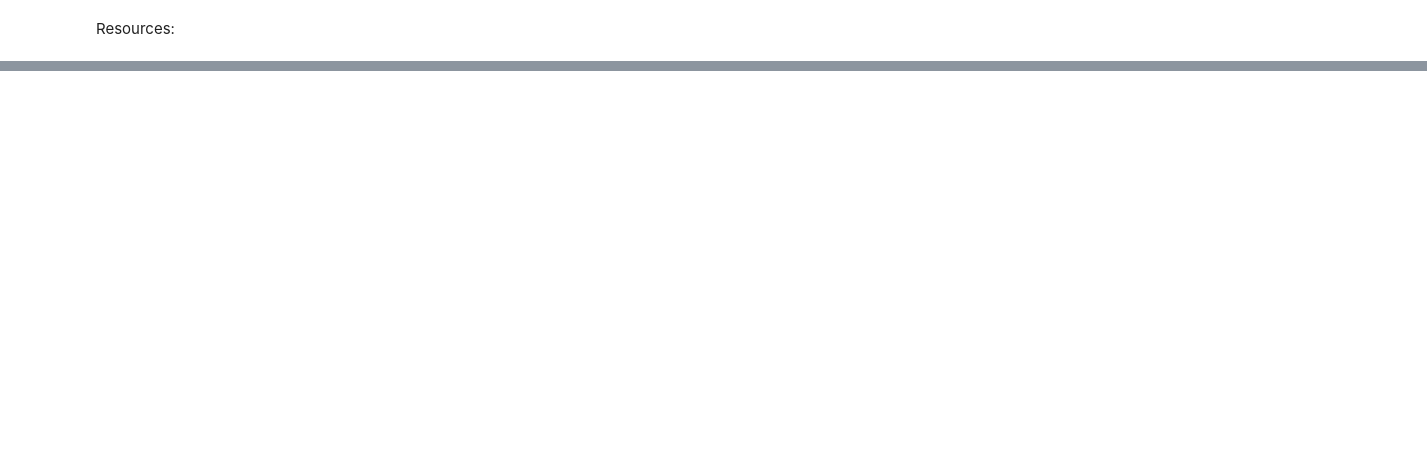
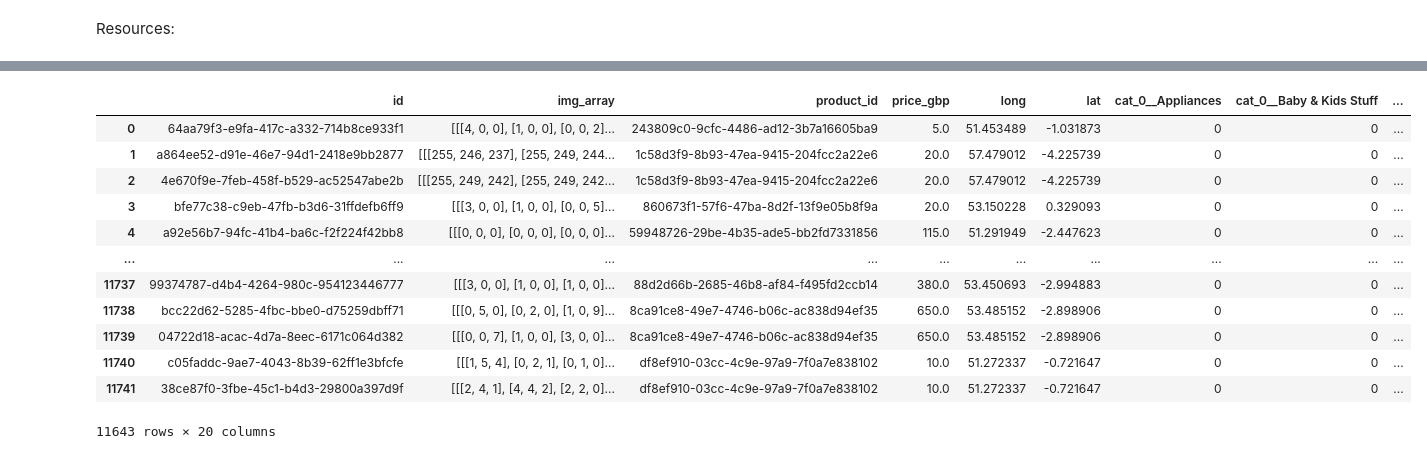
Before and after one commit to AdamWatson91/fb_marketplace, a Jupyter notebook: simple_img_classification.ipynb, the cells around one changed output, grey strips where cells are left out. Cells and saved outputs as stored; diff of their text form; code cells hidden in the pictures; blank space fills up the shorter version.

```diff
--- a/simple_img_classification.ipynb
+++ b/simple_img_classification.ipynb
@@ -485,0 +102,24 @@ Training the GradientBoost model
+# %%
+flatten_list = []
+for i in model_data['img_array']:
+    if type(i) is np.ndarray:
+        flatten_list.append(i.flatten())
+    else:
+        flatten_list.append(None)
+
+model_data['flatten_img_array'] = flatten_list
+model_data
+# %% [output]
+|  | id | img_array | product_id | price_gbp | long | lat | cat_0__Appliances | cat_0__Baby & Kids Stuff | ... |
+| 0 | 64aa79f3-e9fa-417c-a332-714b8ce933f1 | [[[4, 0, 0], [1, 0, 0], [0, 0, 2]... | 243809c0-9cfc-4486-ad12-3b7a16605ba9 | 5.0 | 51.453489 | -1.031873 | 0 | 0 | ... |
+| 1 | a864ee52-d91e-46e7-94d1-2418e9bb2877 | [[[255, 246, 237], [255, 249, 244... | 1c58d3f9-8b93-47ea-9415-204fcc2a22e6 | 20.0 | 57.479012 | -4.225739 | 0 | 0 | ... |
+| 2 | 4e670f9e-7feb-458f-b529-ac52547abe2b | [[[255, 249, 242], [255, 249, 242... | 1c58d3f9-8b93-47ea-9415-204fcc2a22e6 | 20.0 | 57.479012 | -4.225739 | 0 | 0 | ... |
+| 3 | bfe77c38-c9eb-47fb-b3d6-31ffdefb6ff9 | [[[3, 0, 0], [1, 0, 0], [0, 0, 5]... | 860673f1-57f6-47ba-8d2f-13f9e05b8f9a | 20.0 | 53.150228 | 0.329093 | 0 | 0 | ... |
+| 4 | a92e56b7-94fc-41b4-ba6c-f2f224f42bb8 | [[[0, 0, 0], [0, 0, 0], [0, 0, 0]... | 59948726-29be-4b35-ade5-bb2fd7331856 | 115.0 | 51.291949 | -2.447623 | 0 | 0 | ... |
+| ... | ... | ... | ... | ... | ... | ... | ... | ... | ... |
+| 11737 | 99374787-d4b4-4264-980c-954123446777 | [[[3, 0, 0], [1, 0, 0], [1, 0, 0]... | 88d2d66b-2685-46b8-af84-f495fd2ccb14 | 380.0 | 53.450693 | -2.994883 | 0 | 0 | ... |
+| 11738 | bcc22d62-5285-4fbc-bbe0-d75259dbff71 | [[[0, 5, 0], [0, 2, 0], [1, 0, 9]... | 8ca91ce8-49e7-4746-b06c-ac838d94ef35 | 650.0 | 53.485152 | -2.898906 | 0 | 0 | ... |
+| 11739 | 04722d18-acac-4d7a-8eec-6171c064d382 | [[[0, 0, 7], [1, 0, 0], [3, 0, 0]... | 8ca91ce8-49e7-4746-b06c-ac838d94ef35 | 650.0 | 53.485152 | -2.898906 | 0 | 0 | ... |
+| 11740 | c05faddc-9ae7-4043-8b39-62ff1e3bfcfe | [[[1, 5, 4], [0, 2, 1], [0, 1, 0]... | df8ef910-03cc-4c9e-97a9-7f0a7e838102 | 10.0 | 51.272337 | -0.721647 | 0 | 0 | ... |
+| 11741 | 38ce87f0-3fbe-45c1-b4d3-29800a397d9f | [[[2, 4, 1], [4, 4, 2], [2, 2, 0]... | df8ef910-03cc-4c9e-97a9-7f0a7e838102 | 10.0 | 51.272337 | -0.721647 | 0 | 0 | ... |
+11643 rows × 20 columns
```
Also changed, not shown: parts of 44 cells of this notebook.
